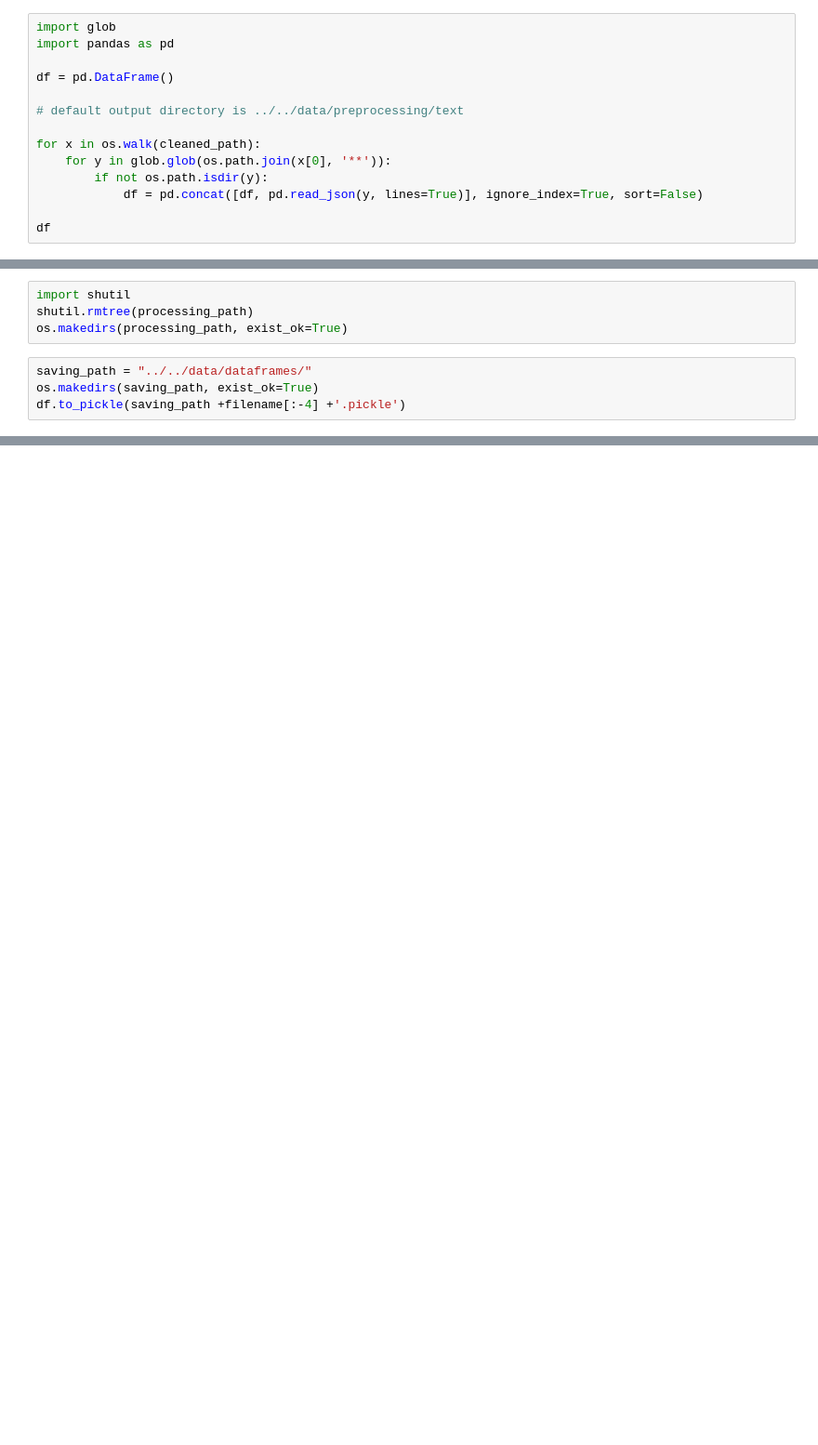
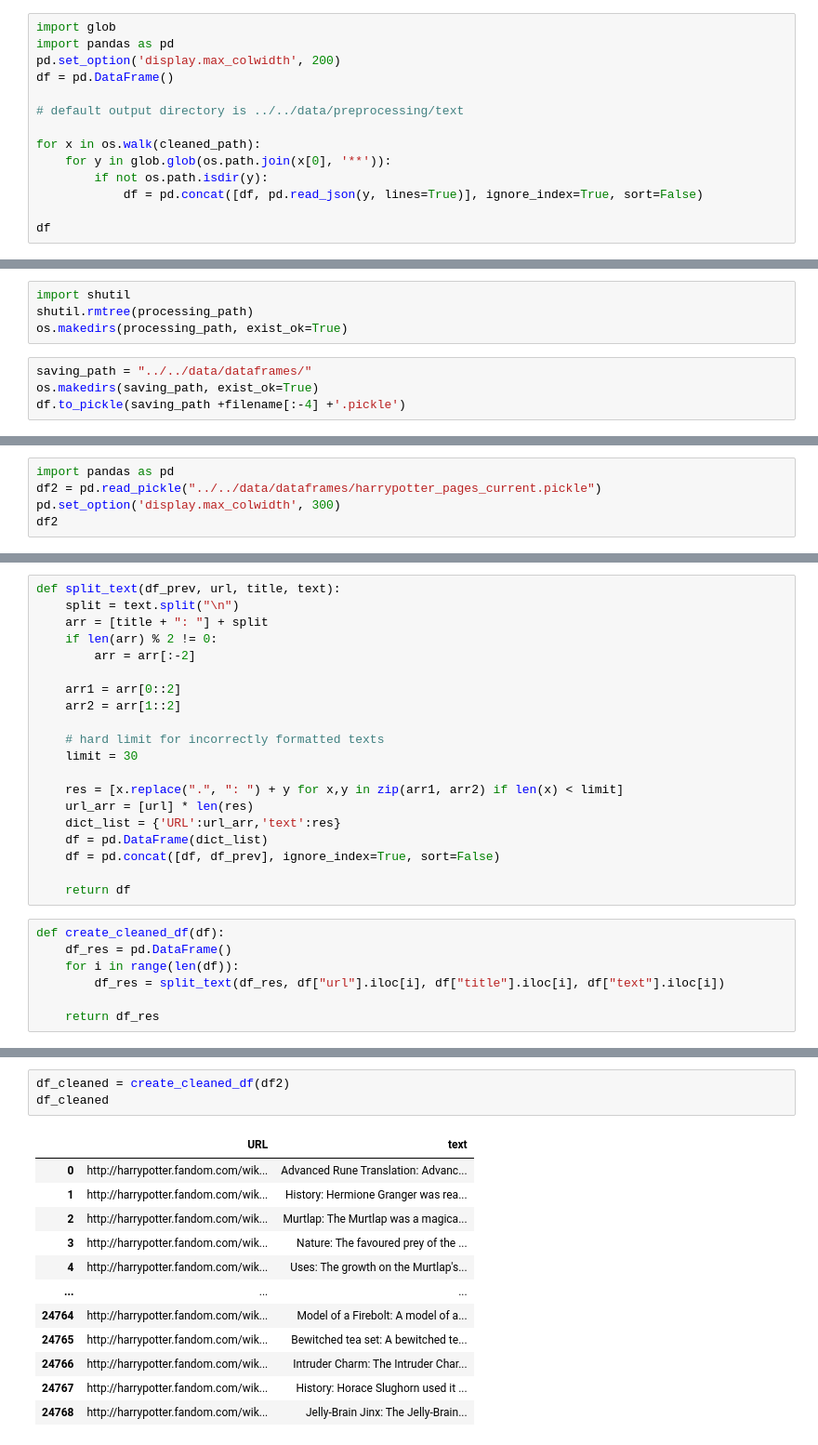
Before and after one commit to akutzer/semantic-retrieval, a Jupyter notebook: src/preprocessing/preprocessing.ipynb, the cells around one changed output, grey strips where cells are left out. Shown: that part at 93% size. Cells and saved outputs as stored; diff of their text form; blank space fills up the shorter version.

```diff
--- a/src/preprocessing/preprocessing.ipynb
+++ b/src/preprocessing/preprocessing.ipynb
@@ -85,7 +85,7 @@ INFO: Finished 7-process extraction of 29040 articles in 12.3s (2368.4 art/s)
 # %%
 import glob
 import pandas as pd
-
+pd.set_option('display.max_colwidth', 200)
 df = pd.DataFrame()
 
 # default output directory is ../../data/preprocessing/text
@@ -169,0 +173,5 @@ df.to_pickle(saving_path +filename[:-4] +'.pickle')
+# %%
+import pandas as pd
+df2 = pd.read_pickle("../../data/dataframes/harrypotter_pages_current.pickle")
+pd.set_option('display.max_colwidth', 300)
+df2
@@ -169,0 +194,27 @@ df.to_pickle(saving_path +filename[:-4] +'.pickle')
+# %%
+def split_text(df_prev, url, title, text):
+    split = text.split("\n")
+    arr = [title + ": "] + split
+    if len(arr) % 2 != 0:
+        arr = arr[:-2]
+
+    arr1 = arr[0::2]
+    arr2 = arr[1::2]
+
+    # hard limit for incorrectly formatted texts
+    limit = 30
+
+    res = [x.replace(".", ": ") + y for x,y in zip(arr1, arr2) if len(x) < limit]
+    url_arr = [url] * len(res)
+    dict_list = {'URL':url_arr,'text':res}
+    df = pd.DataFrame(dict_list)
+    df = pd.concat([df, df_prev], ignore_index=True, sort=False)
+
+    return df
+# %%
+def create_cleaned_df(df):
+    df_res = pd.DataFrame()
+    for i in range(len(df)):
+        df_res = split_text(df_res, df["url"].iloc[i], df["title"].iloc[i], df["text"].iloc[i])
+
+    return df_res
@@ -169,0 +223,16 @@ df.to_pickle(saving_path +filename[:-4] +'.pickle')
+# %%
+df_cleaned = create_cleaned_df(df2)
+df_cleaned
+# %% [output]
+|  | URL | text |
+| 0 | http://harrypotter.fandom.com/wik... | Advanced Rune Translation: Advanc... |
+| 1 | http://harrypotter.fandom.com/wik... | History: Hermione Granger was rea... |
+| 2 | http://harrypotter.fandom.com/wik... | Murtlap: The Murtlap was a magica... |
+| 3 | http://harrypotter.fandom.com/wik... | Nature: The favoured prey of the ... |
+| 4 | http://harrypotter.fandom.com/wik... | Uses: The growth on the Murtlap's... |
+| ... | ... | ... |
+| 24764 | http://harrypotter.fandom.com/wik... | Model of a Firebolt: A model of a... |
+| 24765 | http://harrypotter.fandom.com/wik... | Bewitched tea set: A bewitched te... |
+| 24766 | http://harrypotter.fandom.com/wik... | Intruder Charm: The Intruder Char... |
+| 24767 | http://harrypotter.fandom.com/wik... | History: Horace Slughorn used it ... |
+| 24768 | http://harrypotter.fandom.com/wik... | Jelly-Brain Jinx: The Jelly-Brain... |
```
Also changed, not shown: parts of 13 cells of this notebook.
